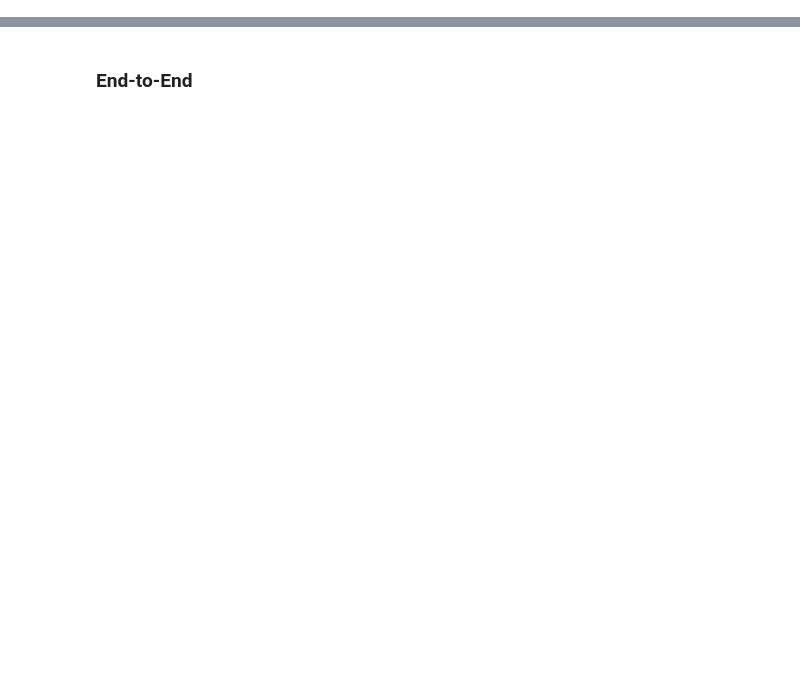
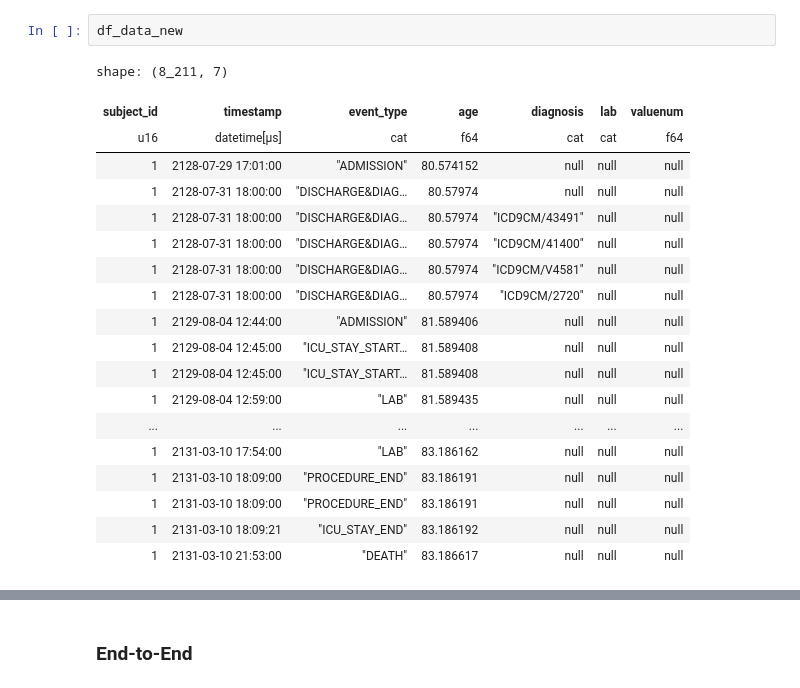
Before and after one commit to justin13601/ACES, a Jupyter notebook: to_organize/run_tests.ipynb, the cells around one changed output, grey strips where cells are left out. Drawn from its saved outputs; the diff is of its cells as text; blank space fills up the shorter version.

```diff
--- a/to_organize/run_tests.ipynb
+++ b/to_organize/run_tests.ipynb
@@ -17,0 +129,22 @@ df_data.shape
+# %%
+df_data_new
+# %% [output]
+shape: (8_211, 7)
+| subject_id | timestamp | event_type | age | diagnosis | lab | valuenum |
+| u16 | datetime[μs] | cat | f64 | cat | cat | f64 |
+| 1 | 2128-07-29 17:01:00 | "ADMISSION" | 80.574152 | null | null | null |
+| 1 | 2128-07-31 18:00:00 | "DISCHARGE&DIAG… | 80.57974 | null | null | null |
+| 1 | 2128-07-31 18:00:00 | "DISCHARGE&DIAG… | 80.57974 | "ICD9CM/43491" | null | null |
+| 1 | 2128-07-31 18:00:00 | "DISCHARGE&DIAG… | 80.57974 | "ICD9CM/41400" | null | null |
+| 1 | 2128-07-31 18:00:00 | "DISCHARGE&DIAG… | 80.57974 | "ICD9CM/V4581" | null | null |
+| 1 | 2128-07-31 18:00:00 | "DISCHARGE&DIAG… | 80.57974 | "ICD9CM/2720" | null | null |
+| 1 | 2129-08-04 12:44:00 | "ADMISSION" | 81.589406 | null | null | null |
+| 1 | 2129-08-04 12:45:00 | "ICU_STAY_START… | 81.589408 | null | null | null |
+| 1 | 2129-08-04 12:45:00 | "ICU_STAY_START… | 81.589408 | null | null | null |
+| 1 | 2129-08-04 12:59:00 | "LAB" | 81.589435 | null | null | null |
+| ... | ... | ... | ... | ... | ... | ... |
+| 1 | 2131-03-10 17:54:00 | "LAB" | 83.186162 | null | null | null |
+| 1 | 2131-03-10 18:09:00 | "PROCEDURE_END" | 83.186191 | null | null | null |
+| 1 | 2131-03-10 18:09:00 | "PROCEDURE_END" | 83.186191 | null | null | null |
+| 1 | 2131-03-10 18:09:21 | "ICU_STAY_END" | 83.186192 | null | null | null |
+| 1 | 2131-03-10 21:53:00 | "DEATH" | 83.186617 | null | null | null |
```
Also changed, not shown: parts of 12 cells of this notebook, 1 other file.
